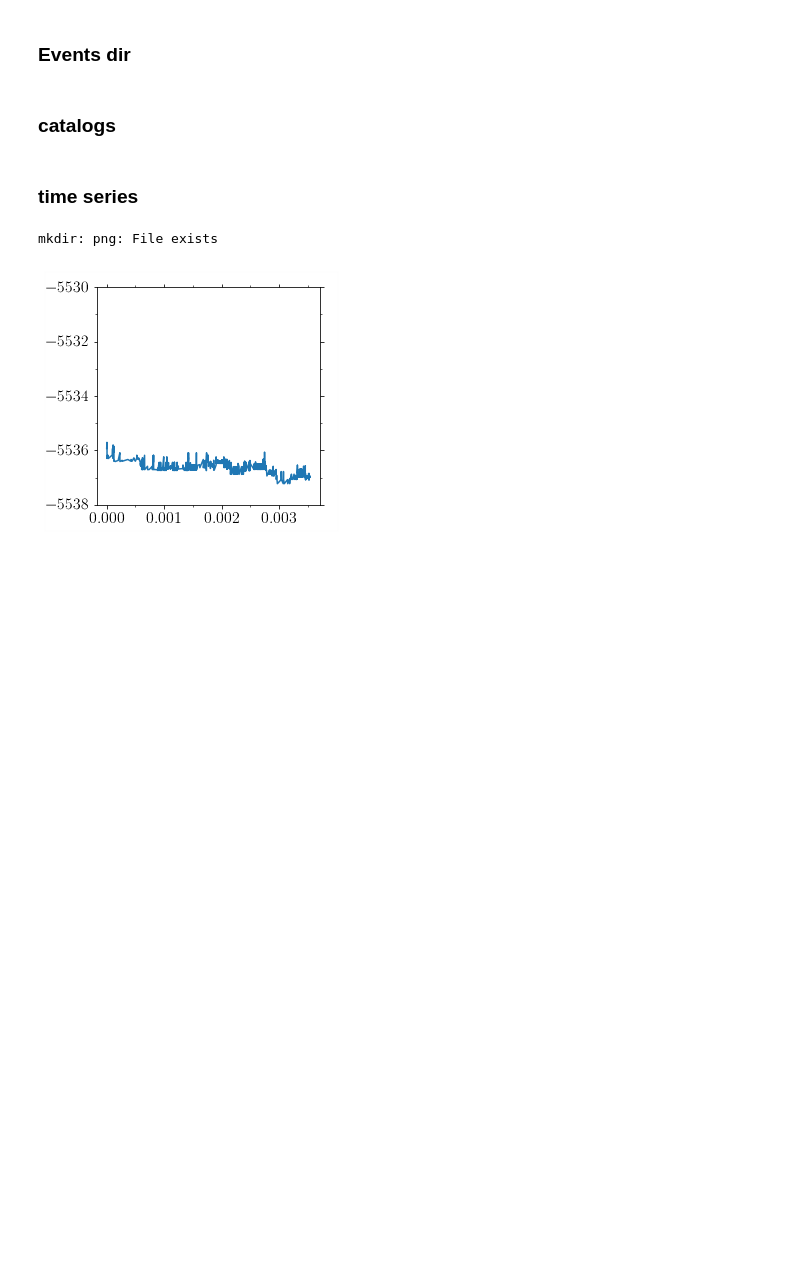
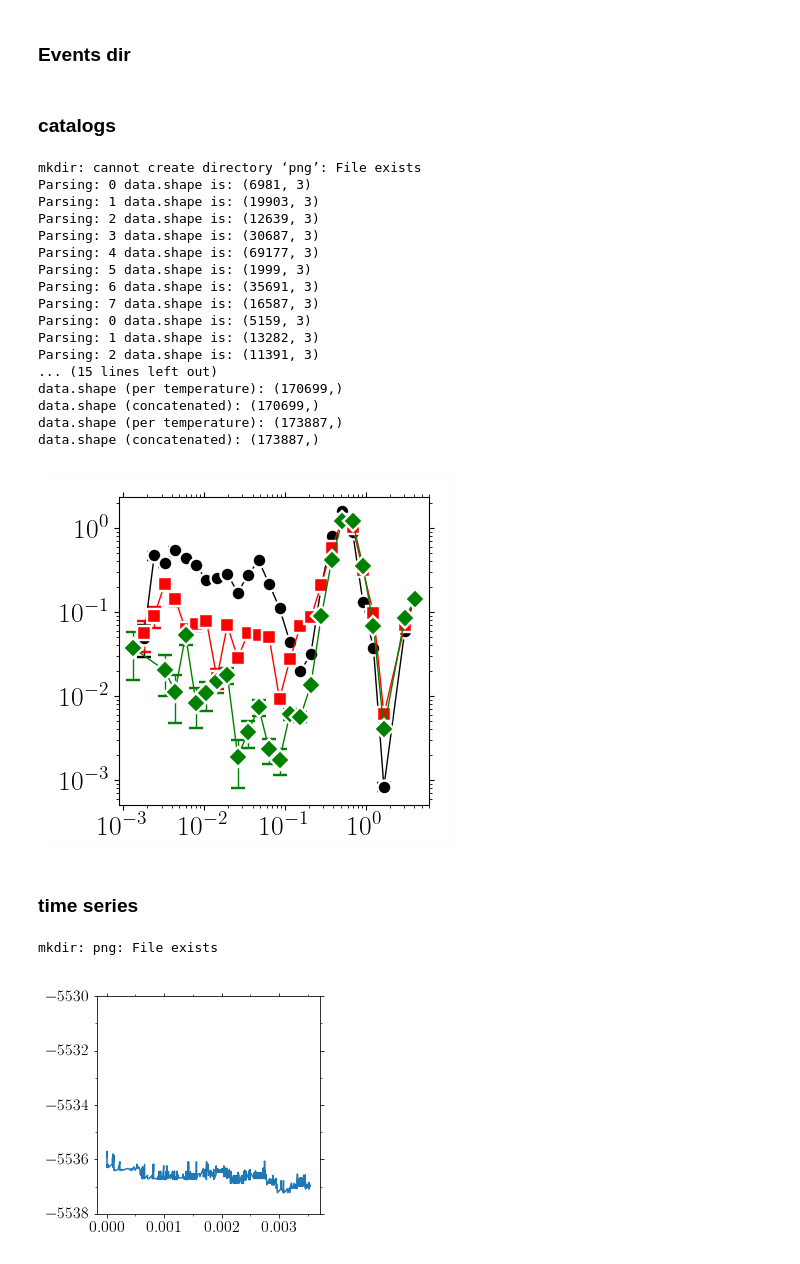
Before and after one commit to kkarimi62/vacancyDiffusion, a Jupyter notebook: postproc/postproc.ipynb, the cells around one changed output. Saved outputs shown, nothing was run; the diff lists cells and outputs as text; code cells hidden in the pictures; blank space fills up the shorter version.

```diff
--- a/postproc/postproc.ipynb
+++ b/postproc/postproc.ipynb
@@ -720,11 +725,11 @@ class MsDisp:
 # %% [markdown]
 ### main()
 # %%
-def RandomChoice(lmpDisp):
-    natom = lmpDisp.coord_atoms_broken[0].shape[0]
-    indices = np.random.choice(range(natom),replace=False,
-                               size=eval(confParser['MsdAnalysis']['natom']))
-    assert indices.shape[ 0 ] == eval(confParser['MsdAnalysis']['natom'])
+def RandomChoice(indices,size):
+    natom = len(indices)
+    indices = np.random.choice(indices,replace=False,
+                               size=size)
+    assert indices.shape[ 0 ] == size
     filtr = np.zeros(natom,dtype=bool)
     filtr[ indices ] = True
     assert np.sum(filtr) == indices.shape[0], '%s %s' %(np.sum(filtr), indices.shape[0])
@@ -739,13 +744,18 @@ def main(data):
 
     !mkdir msd
 
+    #--- include a subset of atoms
+    filtr = RandomChoice(   range(data.lmpDisp.coord_atoms_broken[0].shape[0]),
+                            eval(confParser['MsdAnalysis']['natom']),
+                        ) #--- filter
+
     #----------------------------------
     #--- msd: dynamics of vacant site
     #--- based on the cna analysis
     #----------------------------------
     msd          = MsDisp(data.lmpDisp,
-                         RandomChoice(data.lmpDisp), #--- filter
-                         data_defect.lmpData,
+                          filtr,
+                          data_defect.lmpData,
                         )
     #---  vacancy
     msd.VacancyDynamics(title='void2.xyz')
@@ -774,9 +784,10 @@ def main(data):
     #---  filter based on atom types
     types      = list(set(data.lmpDisp.coord_atoms_broken[0]['type']))
     for itype in types:
-        filtr  = data.lmpDisp.coord_atoms_broken[0]['type'] == itype
+        filtr_type  = data.lmpDisp.coord_atoms_broken[0]['type'] == itype
+        filtr_type  = np.all([filtr_type,filtr],axis=0)
         msd    = MsDisp( data.lmpDisp,
-                         filtr, #--- filter
+                         filtr_type, #--- filter
                          data_defect.lmpData
                        )
         ans, _ = msd.WindowAverage2ndMethod(data.lmpData.headers['Time'][::2],
@@ -2562,8 +2573,9 @@ class EnergyStats(Temperature):
         #
         kount = 0
         for temp, indx in zip(self.temps,range(len(self.temps))):
+            nruns = len(self.nrun[indx])
             #--- concat. data for each temp
-            data = np.concatenate(list(map(lambda x: self.data[x][:,column_energy],range(kount,kount+self.nrun))))
+            data = np.concatenate(list(map(lambda x: self.data[x][:,column_energy],range(kount,kount+nruns))))
             #--- remove zeros
             data = data[data > 0.0]
             if self.verbose:
@@ -2591,7 +2603,7 @@ class EnergyStats(Temperature):
                    ax = self.ax,
                    Plot=False,
                           )
-            kount += self.nrun
+            kount += nruns
         #
         utl.PltErr(None,
                    None,
@@ -3288,44 +3303,64 @@ if not eval(confParser['flags']['RemoteMachine']):
 
     stats = EnergyStats(
 #        [1000,1200,1400,1600,1800,2000],8,
-        [2000],8
-#        verbose=True
+        [1,2,3],[list(range(8)),list(range(8)),list(range(8))],
+        verbose=True
                      )
 #    stats.Parse( list(map(lambda x:'CantorNatom16KTemp%sKEnsemble8/Run%s/msd/eventID_barrier_catalog_type5.txt'%(x[0],x[1]),
-    stats.Parse( list(map(lambda x:'NiCoCrNatom1KTemp%sK/Run%s/msd/eventID_barrier_catalog_type3.txt'%(x[0],x[1]),
+#    stats.Parse( list(map(lambda x:'NiCoCrNatom1KTemp%sK/Run%s/msd/eventID_barrier_catalog_type3.txt'%(x[0],x[1]),
+    stats.Parse( list(map(lambda x:'energyBarrierPerType/nicocr/kmc/NiCoCrNatom1KTemp1000K/Run%s/msd/eventID_barrier_catalog_type%s.txt'%(x[1],x[0]),
 #    stats.Parse( list(map(lambda x:'NiNatom16KTemp%sK/Run%s/msd/timeseries.txt'%(x[0],x[1]),
                          stats.temps_runs ))
                )
 
     stats.PlotPdf(
                         column_energy=2,
                         splitByType = False,
                         n_per_decade = 8,
                         **{'xscale':'log',
                   'yscale':'log',
 #                   'xlim':(1e-3,1e0),
 #                   'ylim':(1e-3,1e2), #(1e-5,1e2),
 #                           'xstr':r'$\Delta t$',
 #                           'ystr':r'$P(\Delta t)$',
 #                        'ndecade_x':2,'ndecade_y':2,
-#                   'title':'png/BarrierPdf_cantor.png'
+                   'title':'png/BarrierPdf_perType_nicocr.png'
                           },
 
                        )
 
 
 
 #     stats.Scatter(nevery=2,
 #                 **{'xscale':'linear',
 #                   'yscale':'log',
 #                    'xlim':(0,1),
 # #                   'ylim':(1e-3,1e1), #(1e-5,1e2),
 # #                           'xstr':r'$\Delta t$',
 # #                           'ystr':r'$P(\Delta t)$',
 #                         'ndecade_y':2,
 #                    'title':'png/twVsEnergy_cantor.png',
 #                   }
 # )
+# %% [output]
+mkdir: cannot create directory ‘png’: File exists
+Parsing: 0 data.shape is: (6981, 3)
+Parsing: 1 data.shape is: (19903, 3)
+Parsing: 2 data.shape is: (12639, 3)
+Parsing: 3 data.shape is: (30687, 3)
+Parsing: 4 data.shape is: (69177, 3)
+Parsing: 5 data.shape is: (1999, 3)
+Parsing: 6 data.shape is: (35691, 3)
+Parsing: 7 data.shape is: (16587, 3)
+Parsing: 0 data.shape is: (5159, 3)
+Parsing: 1 data.shape is: (13282, 3)
+Parsing: 2 data.shape is: (11391, 3)
+... (15 lines left out)
+data.shape (per temperature): (170699,)
+data.shape (concatenated): (170699,)
+data.shape (per temperature): (173887,)
+data.shape (concatenated): (173887,)
+[figure, added]
 # %% [markdown]
 ### time series
 # %%
```
Also changed, not shown: parts of 3 cells of this notebook, 2 other files.
